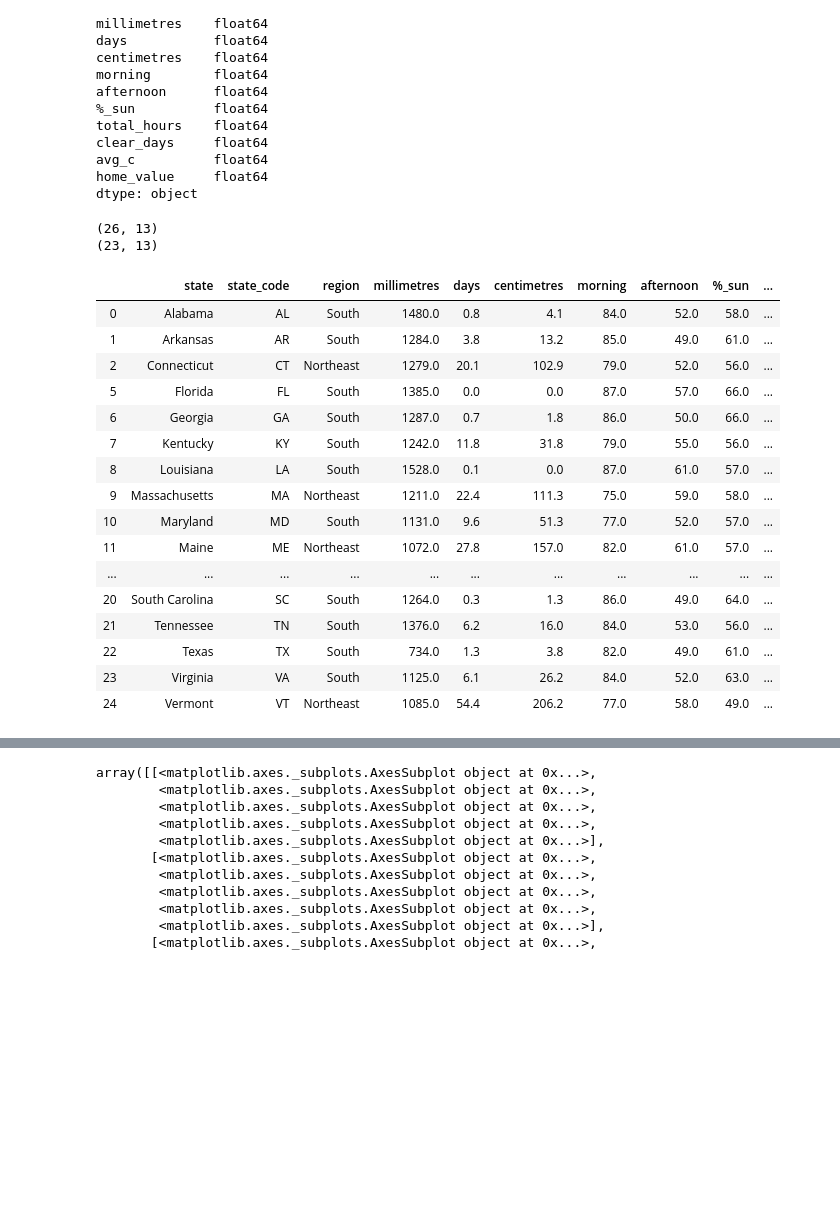
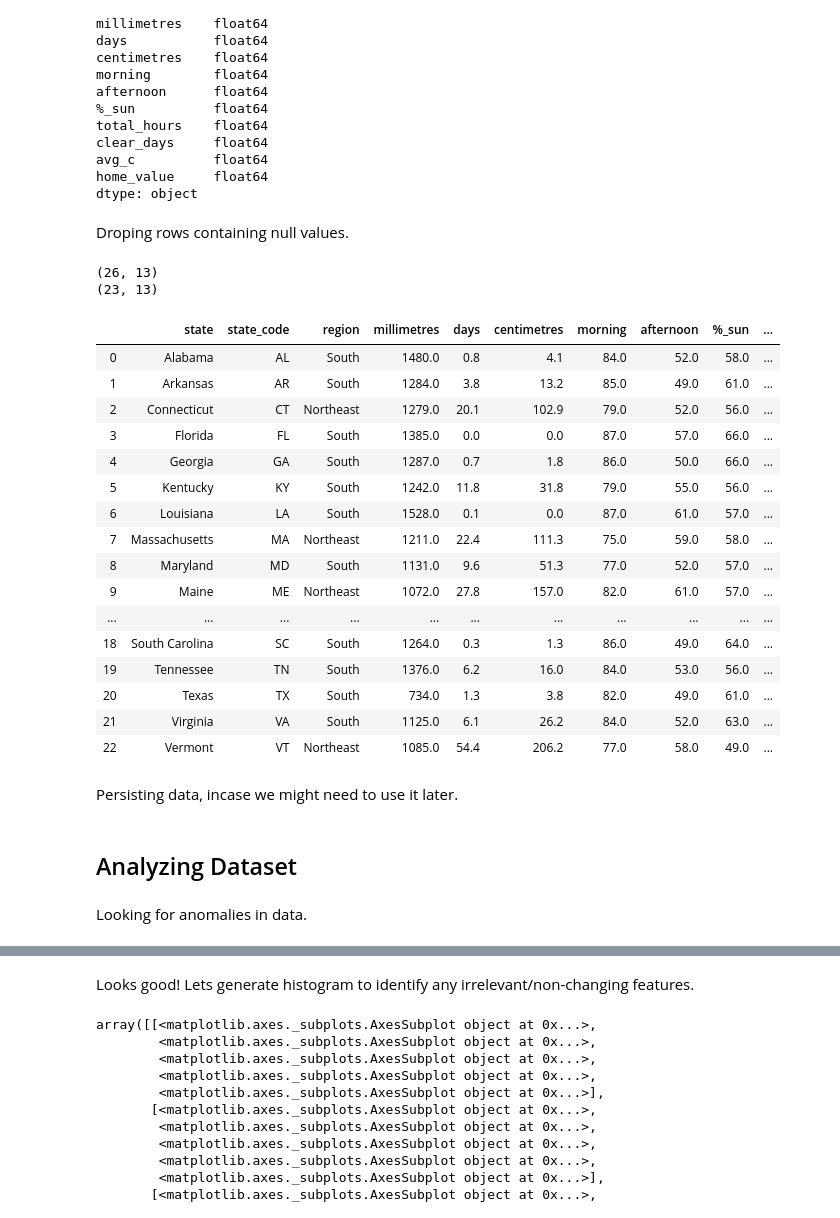
Before and after one commit to githubfezan/Coursera_Capstone, a Jupyter notebook: The_Battle_of_Neighborhoods_-_A Family_Business_Moving_to_a_New_Location.ipynb, the cells around one changed output, grey strips where cells are left out. Drawn from its saved outputs; the diff is of its cells as text; code cells hidden in the pictures; blank space fills up the shorter version.

```diff
--- a/The_Battle_of_Neighborhoods_-_A Family_Business_Moving_to_a_New_Location.ipynb
+++ b/The_Battle_of_Neighborhoods_-_A Family_Business_Moving_to_a_New_Location.ipynb
@@ -267,28 +367,32 @@ clear_days     float64
 avg_c          float64
 home_value     float64
 dtype: object
+# %% [markdown]
+Droping rows containing null values.
 # %%
 print (states_data.shape)
-states_data=states_data.dropna()
+states_data=states_data.dropna().reset_index(drop=True)
 print (states_data.shape)
 states_data
 # %% [output]
 (26, 13)
 (23, 13)
 |  | state | state_code | region | millimetres | days | centimetres | morning | afternoon | %_sun | ... |
 | 0 | Alabama | AL | South | 1480.0 | 0.8 | 4.1 | 84.0 | 52.0 | 58.0 | ... |
 | 1 | Arkansas | AR | South | 1284.0 | 3.8 | 13.2 | 85.0 | 49.0 | 61.0 | ... |
 | 2 | Connecticut | CT | Northeast | 1279.0 | 20.1 | 102.9 | 79.0 | 52.0 | 56.0 | ... |
-| 5 | Florida | FL | South | 1385.0 | 0.0 | 0.0 | 87.0 | 57.0 | 66.0 | ... |
-| 6 | Georgia | GA | South | 1287.0 | 0.7 | 1.8 | 86.0 | 50.0 | 66.0 | ... |
-| 7 | Kentucky | KY | South | 1242.0 | 11.8 | 31.8 | 79.0 | 55.0 | 56.0 | ... |
-| 8 | Louisiana | LA | South | 1528.0 | 0.1 | 0.0 | 87.0 | 61.0 | 57.0 | ... |
-| 9 | Massachusetts | MA | Northeast | 1211.0 | 22.4 | 111.3 | 75.0 | 59.0 | 58.0 | ... |
-| 10 | Maryland | MD | South | 1131.0 | 9.6 | 51.3 | 77.0 | 52.0 | 57.0 | ... |
-| 11 | Maine | ME | Northeast | 1072.0 | 27.8 | 157.0 | 82.0 | 61.0 | 57.0 | ... |
+| 3 | Florida | FL | South | 1385.0 | 0.0 | 0.0 | 87.0 | 57.0 | 66.0 | ... |
+| 4 | Georgia | GA | South | 1287.0 | 0.7 | 1.8 | 86.0 | 50.0 | 66.0 | ... |
+| 5 | Kentucky | KY | South | 1242.0 | 11.8 | 31.8 | 79.0 | 55.0 | 56.0 | ... |
+| 6 | Louisiana | LA | South | 1528.0 | 0.1 | 0.0 | 87.0 | 61.0 | 57.0 | ... |
+| 7 | Massachusetts | MA | Northeast | 1211.0 | 22.4 | 111.3 | 75.0 | 59.0 | 58.0 | ... |
+| 8 | Maryland | MD | South | 1131.0 | 9.6 | 51.3 | 77.0 | 52.0 | 57.0 | ... |
+| 9 | Maine | ME | Northeast | 1072.0 | 27.8 | 157.0 | 82.0 | 61.0 | 57.0 | ... |
 | ... | ... | ... | ... | ... | ... | ... | ... | ... | ... | ... |
-| 20 | South Carolina | SC | South | 1264.0 | 0.3 | 1.3 | 86.0 | 49.0 | 64.0 | ... |
-| 21 | Tennessee | TN | South | 1376.0 | 6.2 | 16.0 | 84.0 | 53.0 | 56.0 | ... |
-| 22 | Texas | TX | South | 734.0 | 1.3 | 3.8 | 82.0 | 49.0 | 61.0 | ... |
-| 23 | Virginia | VA | South | 1125.0 | 6.1 | 26.2 | 84.0 | 52.0 | 63.0 | ... |
-| 24 | Vermont | VT | Northeast | 1085.0 | 54.4 | 206.2 | 77.0 | 58.0 | 49.0 | ... |
+| 18 | South Carolina | SC | South | 1264.0 | 0.3 | 1.3 | 86.0 | 49.0 | 64.0 | ... |
+| 19 | Tennessee | TN | South | 1376.0 | 6.2 | 16.0 | 84.0 | 53.0 | 56.0 | ... |
+| 20 | Texas | TX | South | 734.0 | 1.3 | 3.8 | 82.0 | 49.0 | 61.0 | ... |
+| 21 | Virginia | VA | South | 1125.0 | 6.1 | 26.2 | 84.0 | 52.0 | 63.0 | ... |
+| 22 | Vermont | VT | Northeast | 1085.0 | 54.4 | 206.2 | 77.0 | 58.0 | 49.0 | ... |
+# %% [markdown]
+Persisting data, incase we might need to use it later.
@@ -295,3 +402,8 @@ states_data
+# %% [markdown]
+<a id='analyzing_dataset'></a>
+## Analyzing Dataset
+# %% [markdown]
+Looking for anomalies in data.
 # %%
 states_data.describe()
 # %% [output]
@@ -310,3 +419,5 @@ states_data.describe()
+# %% [markdown]
+Looks good! Lets generate histogram to identify any irrelevant/non-changing features.
 # %%
 states_data.hist(figsize=(18,12), bins=10, grid=False, alpha=0.75, layout=(5,5))
 # %% [output]
```
Also changed, not shown: parts of 120 cells of this notebook, 1 other file.
